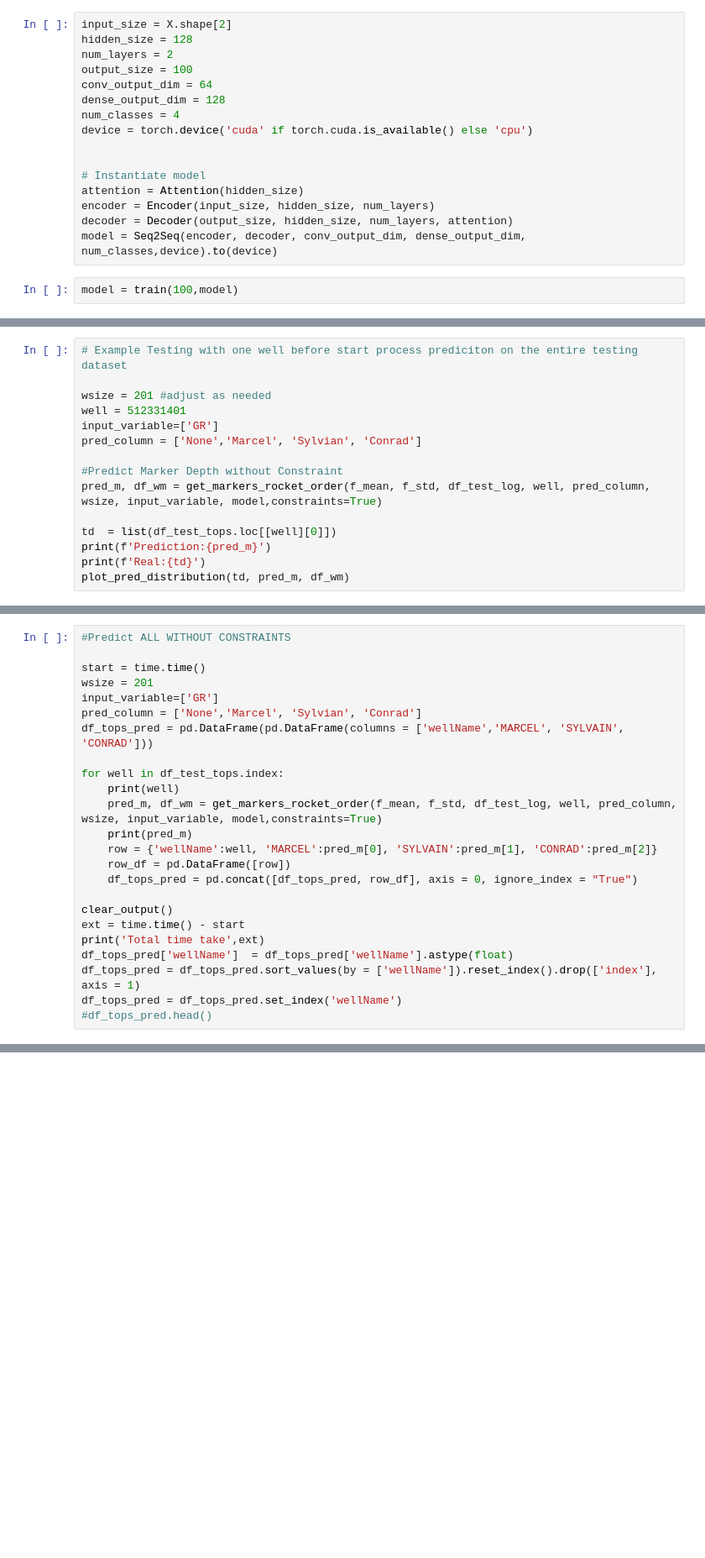
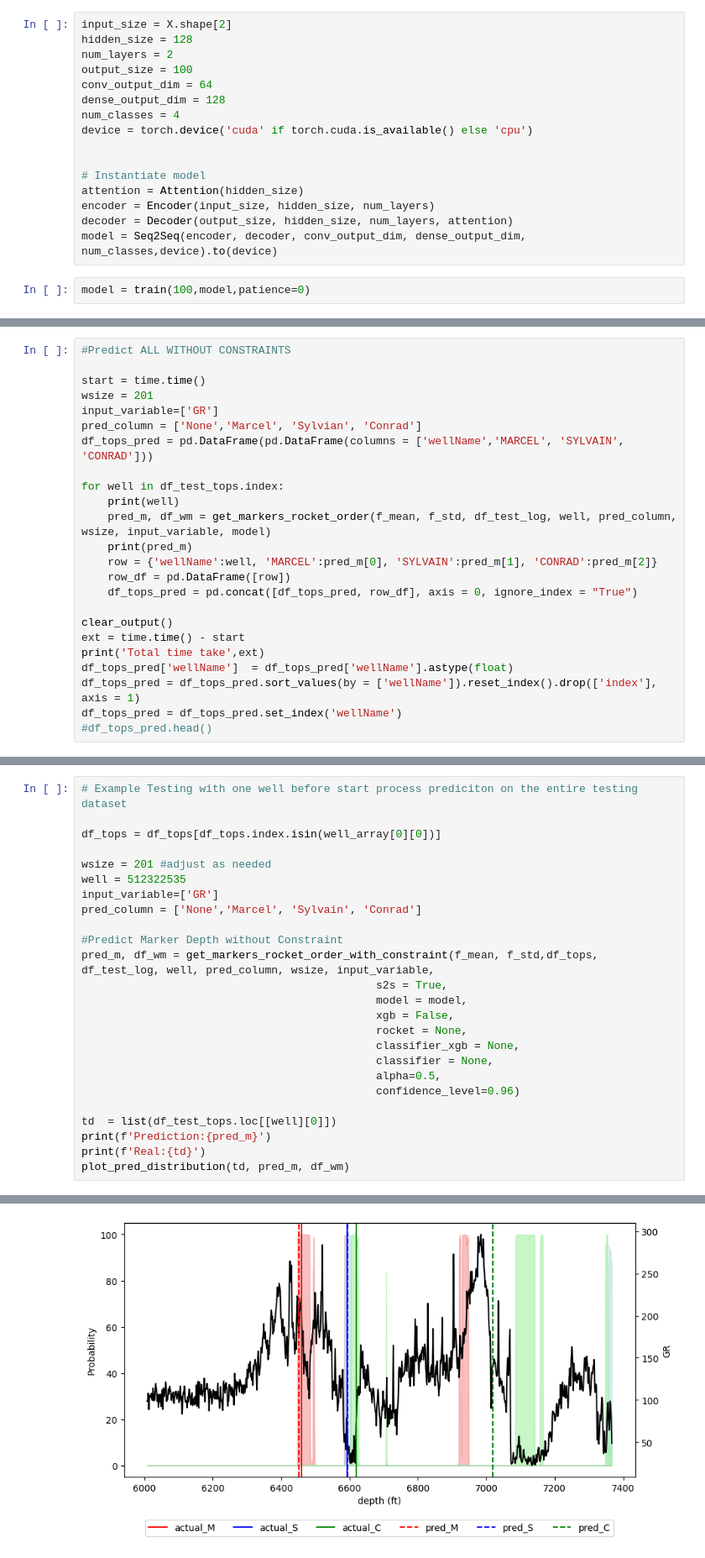
Before and after one commit to wyyccc0422/CRP_TimeSeriesClassification, a Jupyter notebook: implementation_S2S.ipynb, the cells around one changed output, grey strips where cells are left out. Shown at 84% size. Drawn from its saved outputs; the diff is of its cells as text; blank space fills up the shorter version.

```diff
--- a/implementation_S2S.ipynb
+++ b/implementation_S2S.ipynb
@@ -386,5 +473,5 @@ encoder = Encoder(input_size, hidden_size, num_layers)
 decoder = Decoder(output_size, hidden_size, num_layers, attention)
 model = Seq2Seq(encoder, decoder, conv_output_dim, dense_output_dim, num_classes,device).to(device)
 # %%
-model = train(100,model)
+model = train(100,model,patience=0)
 # %% [output]
@@ -411,15 +493,0 @@ Total training time 30.190953016281128
-# %%
-# Example Testing with one well before start process prediciton on the entire testing dataset
-
-wsize = 201 #adjust as needed
-well = 512331401
-input_variable=['GR']
-pred_column = ['None','Marcel', 'Sylvian', 'Conrad']
-
-#Predict Marker Depth without Constraint
-pred_m, df_wm = get_markers_rocket_order(f_mean, f_std, df_test_log, well, pred_column, wsize, input_variable, model,constraints=True)
-
-td  = list(df_test_tops.loc[[well][0]])
-print(f'Prediction:{pred_m}')
-print(f'Real:{td}')
-plot_pred_distribution(td, pred_m, df_wm)
@@ -438,7 +509,7 @@ df_tops_pred = pd.DataFrame(pd.DataFrame(columns = ['wellName','MARCEL', 'SYLVAI
 
 for well in df_test_tops.index:
     print(well)
-    pred_m, df_wm = get_markers_rocket_order(f_mean, f_std, df_test_log, well, pred_column, wsize, input_variable, model,constraints=True)
+    pred_m, df_wm = get_markers_rocket_order(f_mean, f_std, df_test_log, well, pred_column, wsize, input_variable, model)
     print(pred_m)
     row = {'wellName':well, 'MARCEL':pred_m[0], 'SYLVAIN':pred_m[1], 'CONRAD':pred_m[2]}
     row_df = pd.DataFrame([row])
@@ -480,0 +607,26 @@ Optimal Tolerance : 17
+# %%
+# Example Testing with one well before start process prediciton on the entire testing dataset
+
+df_tops = df_tops[df_tops.index.isin(well_array[0][0])]
+
+wsize = 201 #adjust as needed
+well = 512322535
+input_variable=['GR']
+pred_column = ['None','Marcel', 'Sylvain', 'Conrad']
+
+#Predict Marker Depth without Constraint
+pred_m, df_wm = get_markers_rocket_order_with_constraint(f_mean, f_std,df_tops, df_test_log, well, pred_column, wsize, input_variable,
+                                             s2s = True,
+                                             model = model,
+                                             xgb = False,
+                                             rocket = None,
+                                             classifier_xgb = None,
+                                             classifier = None,
+                                             alpha=0.5,
+                                             confidence_level=0.96)
+
+td  = list(df_test_tops.loc[[well][0]])
+print(f'Prediction:{pred_m}')
+print(f'Real:{td}')
+plot_pred_distribution(td, pred_m, df_wm)
+# %% [output]
@@ -480,0 +635 @@ Optimal Tolerance : 17
+[figure, added]
```
Also changed, not shown: parts of 26 cells of this notebook, 12 other files.
